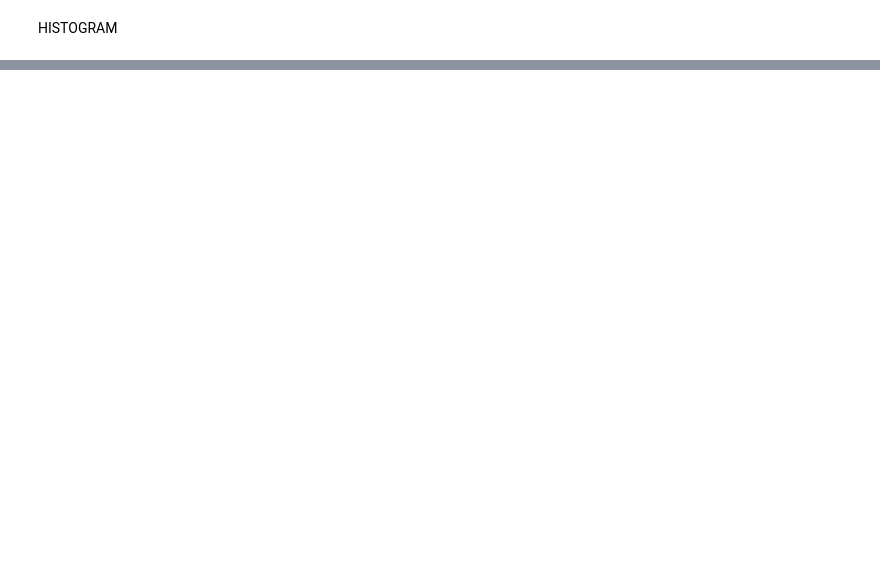
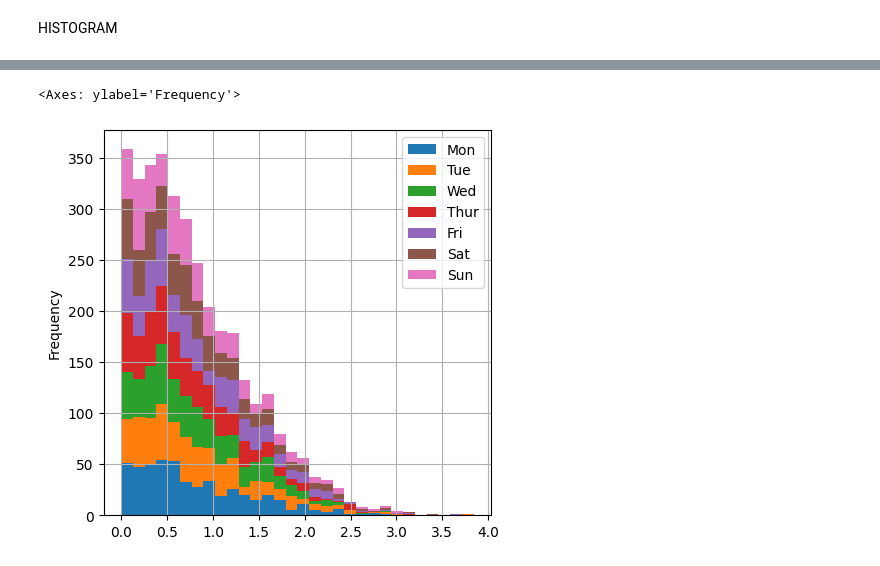
Before and after one commit to NATO-dotcom/ML-AI_Python, a Jupyter notebook: matplotlib.ipynb, the cells around one changed output, grey strips where cells are left out. Drawn from its saved outputs; the diff is of its cells as text; code cells hidden in the pictures; blank space fills up the shorter version.

```diff
--- a/matplotlib.ipynb
+++ b/matplotlib.ipynb
@@ -122,0 +51,5 @@ plt.show()
+# %%
+df.abs().plot(kind='hist',figsize=(5,5),stacked=True,grid=True,bins=30)
+# %% [output]
+<Axes: ylabel='Frequency'>
+[figure, added]
```
Also changed, not shown: parts of 49 cells of this notebook.
